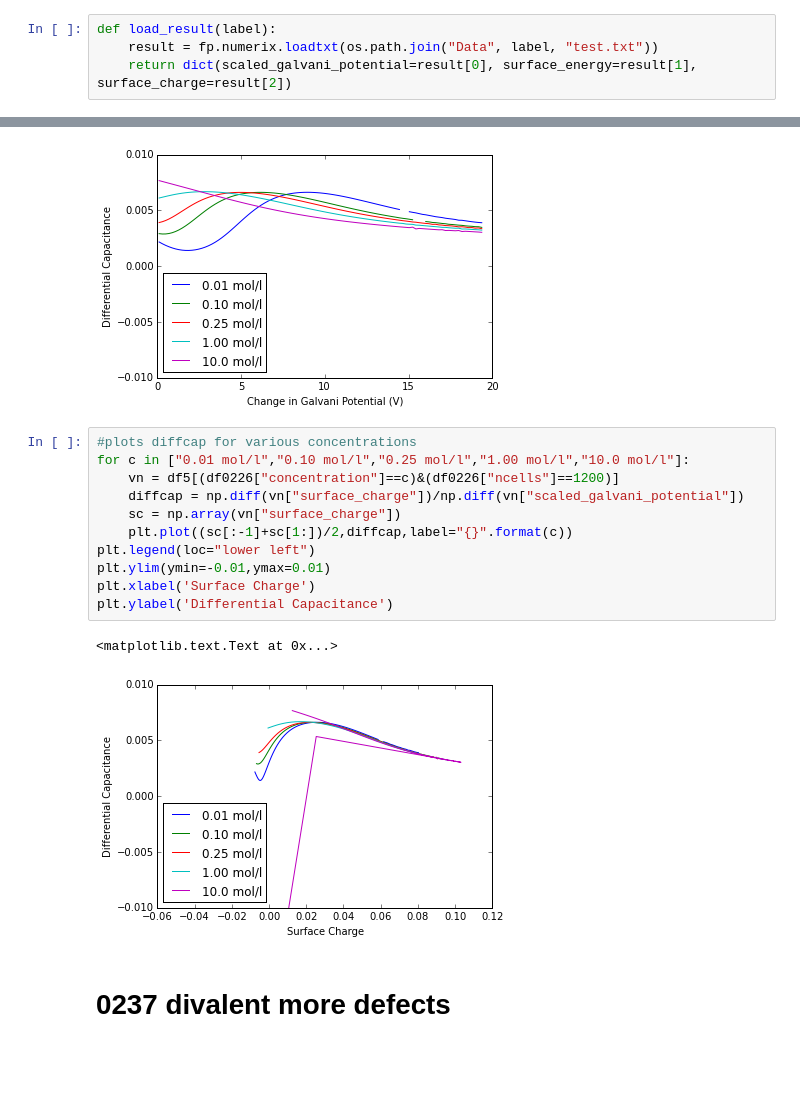
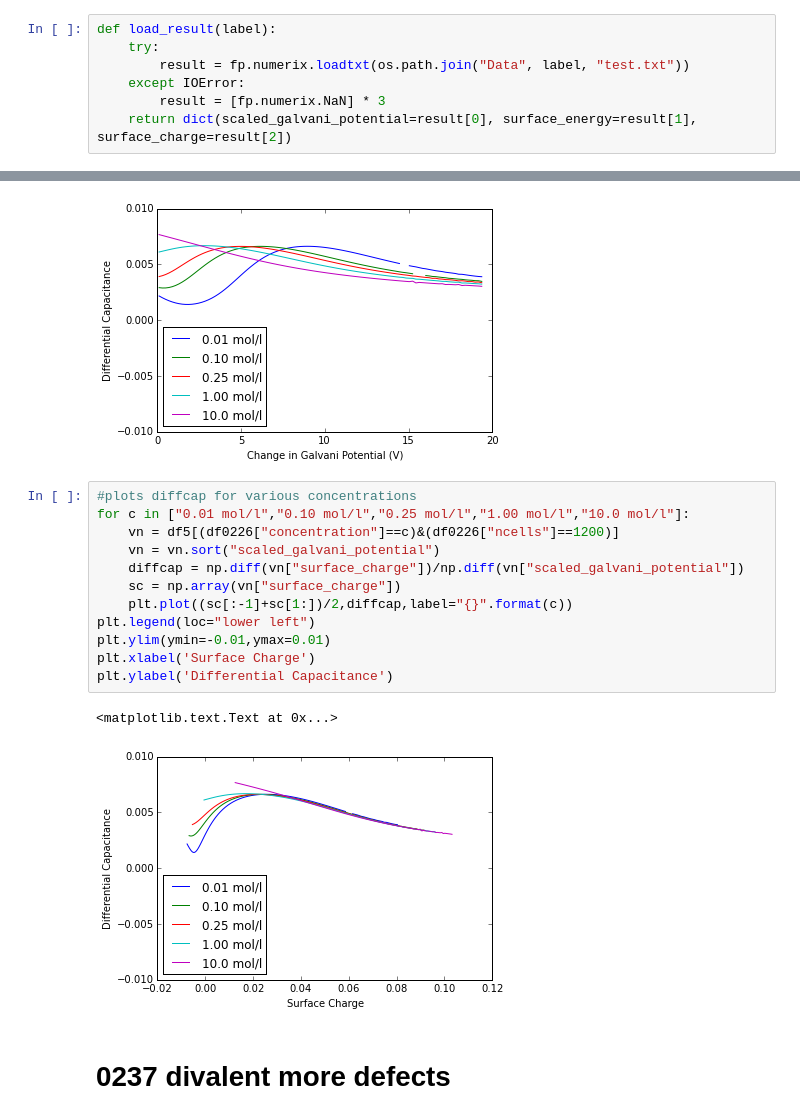
Before and after one commit to usnistgov/diffcap, a Jupyter notebook: analyze.ipynb, the cells around one changed output, grey strips where cells are left out. Drawn from its saved outputs; the diff is of its cells as text; blank space fills up the shorter version.

```diff
--- a/analyze.ipynb
+++ b/analyze.ipynb
@@ -288,7 +288,10 @@ df0240
 400 rows × 7 columns
 # %%
 def load_result(label):
-    result = fp.numerix.loadtxt(os.path.join("Data", label, "test.txt"))
+    try:
+        result = fp.numerix.loadtxt(os.path.join("Data", label, "test.txt"))
+    except IOError:
+        result = [fp.numerix.NaN] * 3
     return dict(scaled_galvani_potential=result[0], surface_energy=result[1], surface_charge=result[2])
 # %%
 df5 = pd.DataFrame(list(df0226["sumatra_label"].apply(load_result)),index=df0226.index)
@@ -433,17 +417,18 @@ plt.ylabel('Differential Capacitance')
 # %%
 #plots diffcap for various concentrations
 for c in ["0.01 mol/l","0.10 mol/l","0.25 mol/l","1.00 mol/l","10.0 mol/l"]:
     vn = df5[(df0226["concentration"]==c)&(df0226["ncells"]==1200)]
+    vn = vn.sort("scaled_galvani_potential")
     diffcap = np.diff(vn["surface_charge"])/np.diff(vn["scaled_galvani_potential"])
     sc = np.array(vn["surface_charge"])
     plt.plot((sc[:-1]+sc[1:])/2,diffcap,label="{}".format(c))
 plt.legend(loc="lower left")
 plt.ylim(ymin=-0.01,ymax=0.01)
 plt.xlabel('Surface Charge')
 plt.ylabel('Differential Capacitance')
 # %% [output]
 <matplotlib.text.Text at 0x...>
-[figure, old version]
+[figure, new version]
 # %% [markdown]
 # 0237 divalent more defects
 # %%
```
Also changed, not shown: parts of 45 cells of this notebook.
